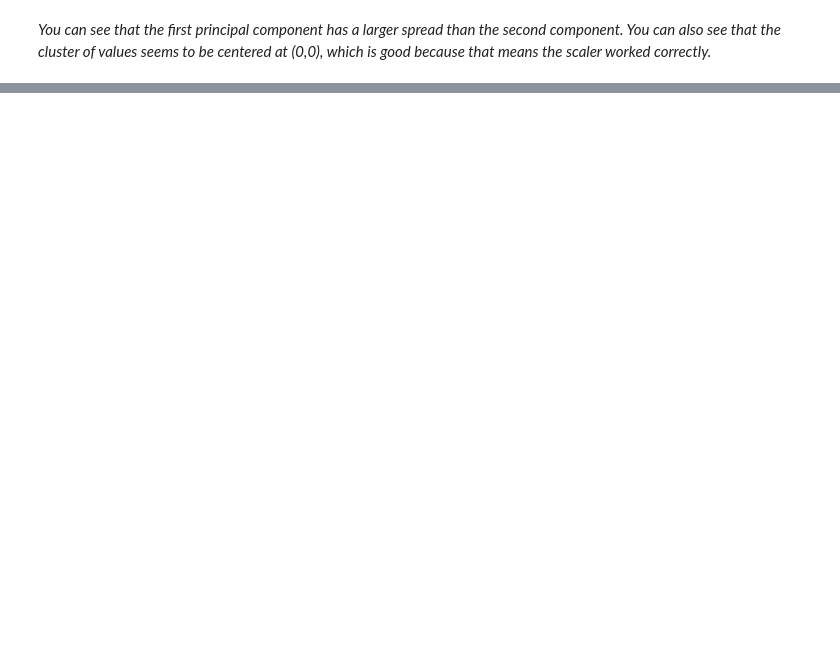
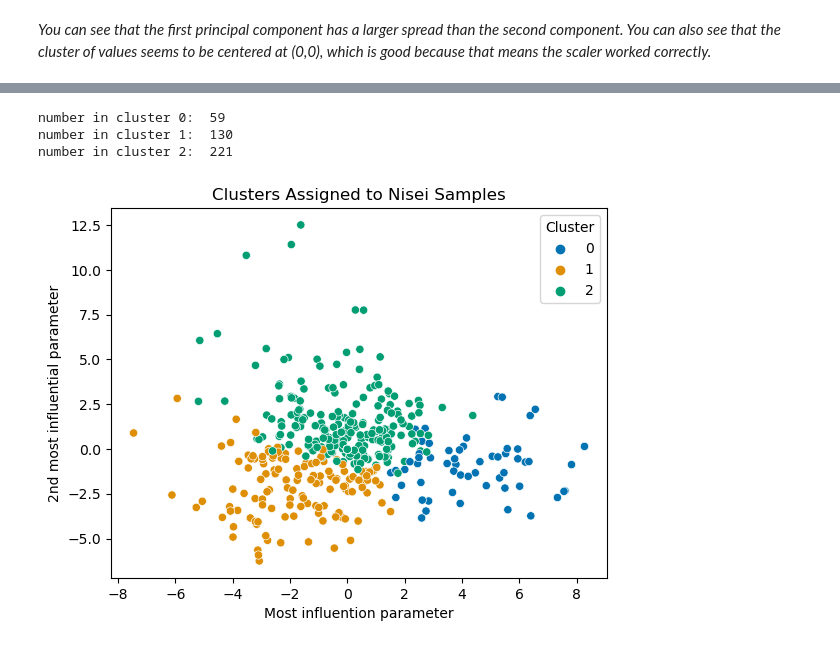
Before and after one commit to aliciaroberts/URAP_NLP, a Jupyter notebook: PCA_on_nisei_matrix.ipynb, the cells around one changed output, grey strips where cells are left out. Cells and saved outputs as stored; diff of their text form; code cells hidden in the pictures; blank space fills up the shorter version.

```diff
--- a/PCA_on_nisei_matrix.ipynb
+++ b/PCA_on_nisei_matrix.ipynb
@@ -102,0 +144,5 @@ plt.title('Plotting the Variance of the 1st and 2nd Principal Components');
+# %%
+kmeans = KMeans(n_clusters = 3, random_state = 0).fit(PCA_X)
+labels = kmeans.labels_
+
+centers = kmeans.cluster_centers_
@@ -102,0 +175,26 @@ plt.title('Plotting the Variance of the 1st and 2nd Principal Components');
+# %%
+clustered_data = PCA_X.rename(columns = {0: 'PC1', 1: 'PC2', 2: 'PC3'})
+# %%
+clustered_data = clustered_data.assign(**{'Cluster': labels})
+# %%
+num_in_clusters = clustered_data.groupby('Cluster').size()
+# %%
+# now let's plot but with the labels:
+i = 0
+for n in num_in_clusters:
+    print(f'number in cluster {i}: ',n)
+    i += 1
+(sns.scatterplot(data = clustered_data,
+                 x = 'PC1',
+                 y = 'PC2',
+                 hue = 'Cluster', # splits the color of the point by the cluster it is in
+                 palette = 'colorblind' ))
+plt.title("Clusters Assigned to Nisei Samples")
+plt.xlabel('Most influention parameter')
+plt.ylabel('2nd most influential parameter')
+plt.show()
+# %% [output]
+number in cluster 0:  59
+number in cluster 1:  130
+number in cluster 2:  221
+[figure, added]
```
Also changed, not shown: parts of 17 cells of this notebook.
